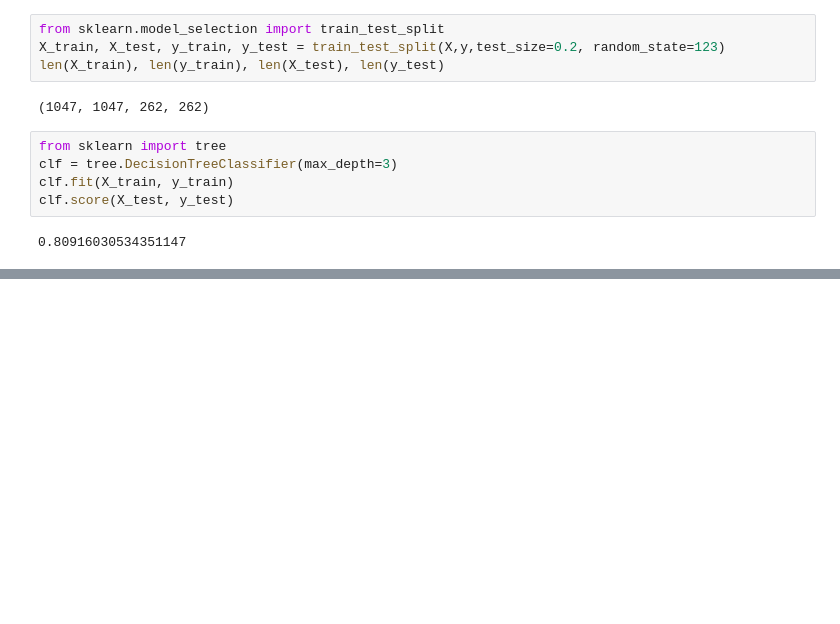
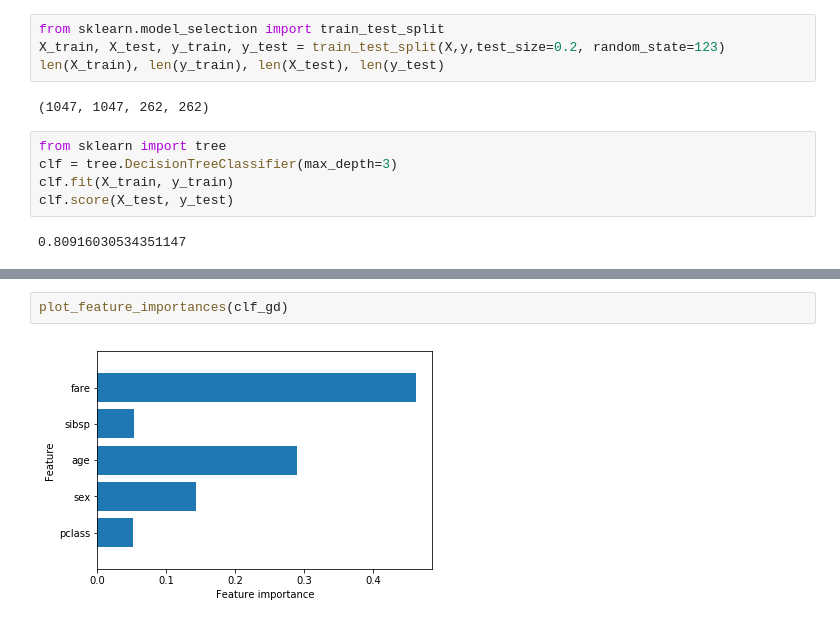
Before and after one commit to Umaigenomu/likejazz.github.io, a Jupyter notebook: notebooks/titanic.ipynb, the cells around one changed output, grey strips where cells are left out. Drawn from its saved outputs; the diff is of its cells as text; blank space fills up the shorter version.

```diff
--- a/notebooks/titanic.ipynb
+++ b/notebooks/titanic.ipynb
@@ -94,0 +124,4 @@ clf_rf.score(X_test, y_test)
+# %%
+plot_feature_importances(clf_gd)
+# %% [output]
+[figure, added]
```
Also changed, not shown: parts of 7 cells of this notebook.
